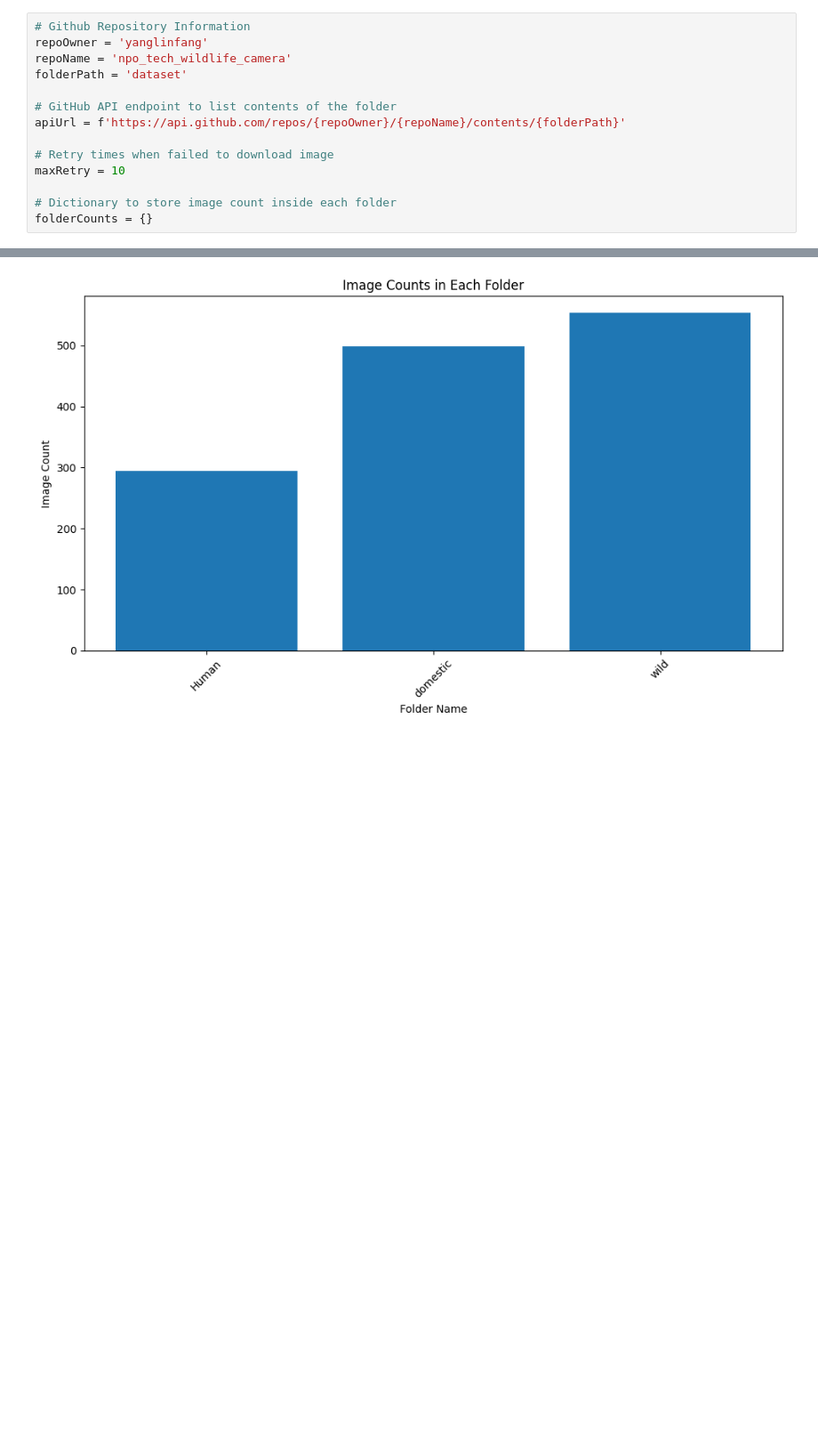
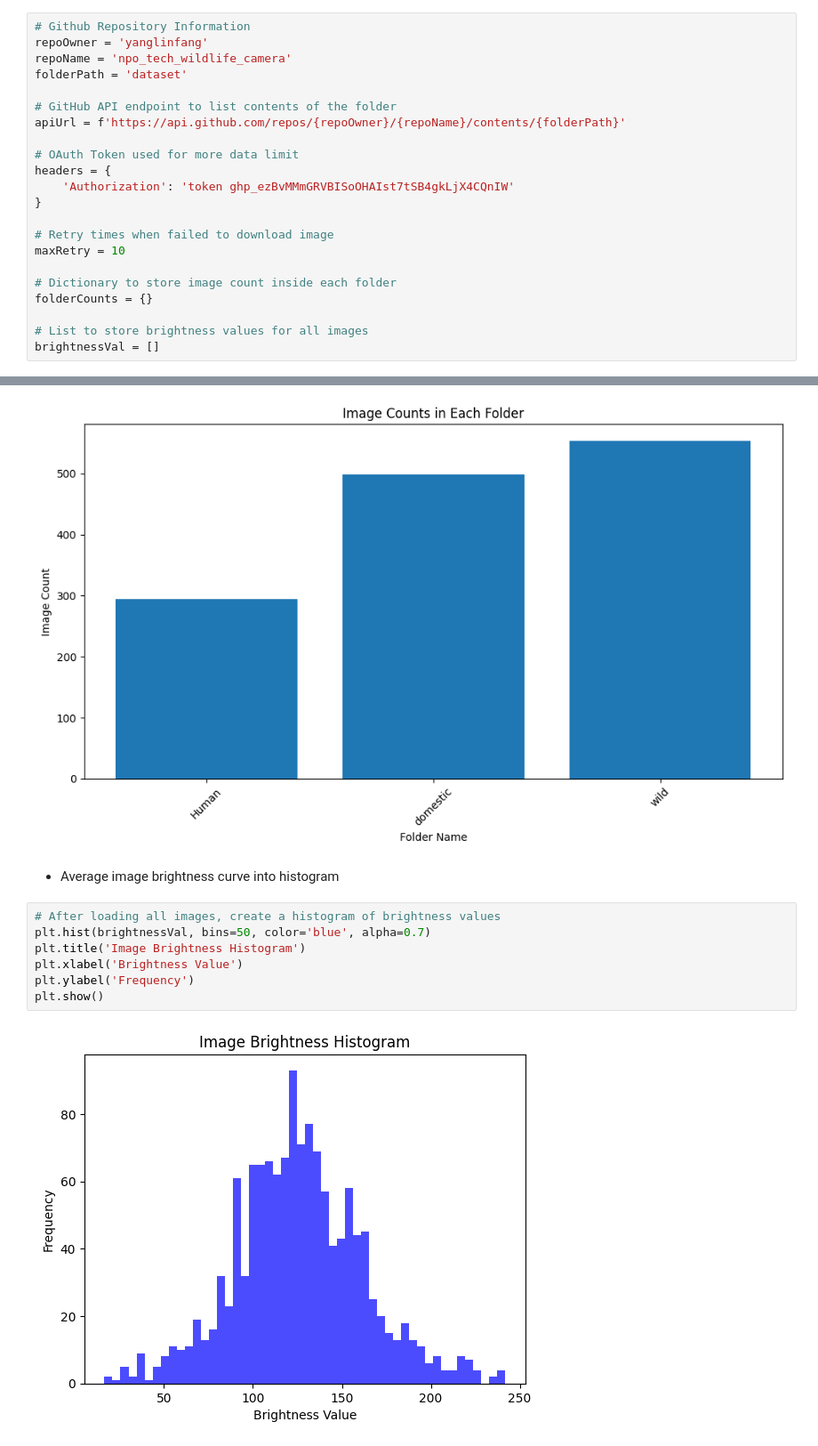
Before and after one commit to yanglinfang/npo_tech_wildlife_camera, a Jupyter notebook: imageRecognition.ipynb, the cells around one changed output, grey strips where cells are left out. Shown at 89% size. Saved outputs shown, nothing was run; the diff lists cells and outputs as text; blank space fills up the shorter version.

Commit message:
complete function to calculate average image brightness curve

```diff
--- a/imageRecognition.ipynb
+++ b/imageRecognition.ipynb
@@ -18,9 +20,17 @@ folderPath = 'dataset'
 # GitHub API endpoint to list contents of the folder
 apiUrl = f'https://api.github.com/repos/{repoOwner}/{repoName}/contents/{folderPath}'
 
+# OAuth Token used for more data limit
+headers = {
+    'Authorization': 'token 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'
+}
+
 # Retry times when failed to download image
 maxRetry = 10
 
 # Dictionary to store image count inside each folder
 folderCounts = {}
+
+# List to store brightness values for all images
+brightnessVal = []
 # %% [markdown]
@@ -87,3 +118,14 @@ plt.tight_layout()
 plt.show()
 # %% [output]
 [figure]
+# %% [markdown]
+- Average image brightness curve into histogram
+# %%
+# After loading all images, create a histogram of brightness values
+plt.hist(brightnessVal, bins=50, color='blue', alpha=0.7)
+plt.title('Image Brightness Histogram')
+plt.xlabel('Brightness Value')
+plt.ylabel('Frequency')
+plt.show()
+# %% [output]
+[figure, added]
```
Also changed, not shown: parts of 13 cells of this notebook, 1 other file.
